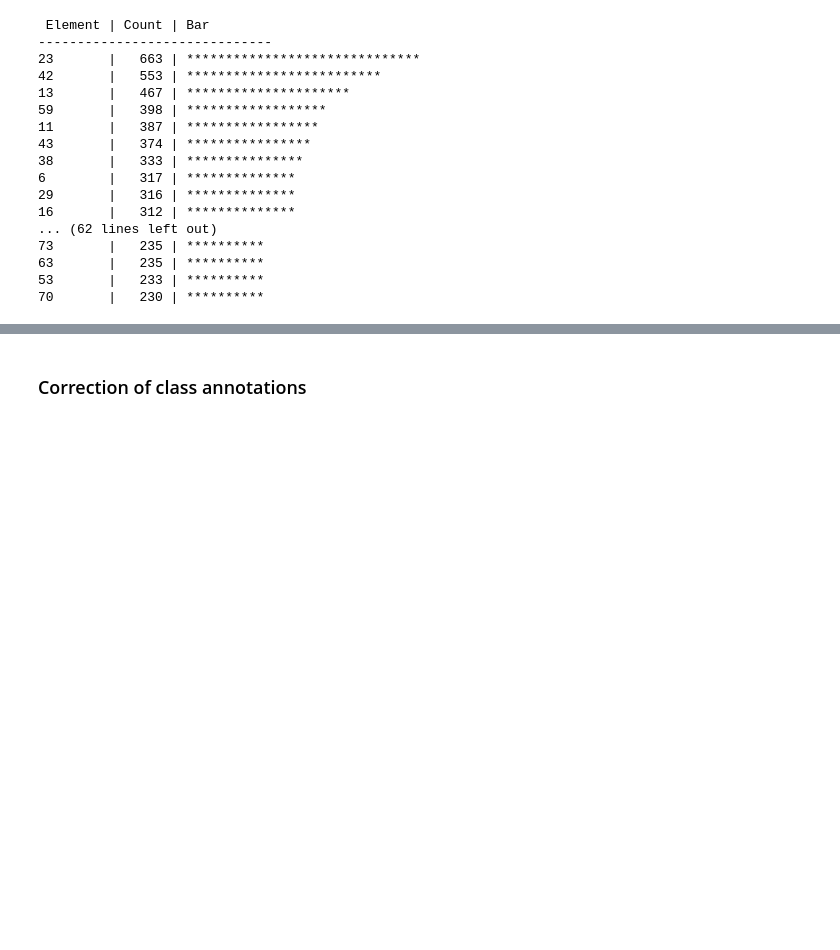
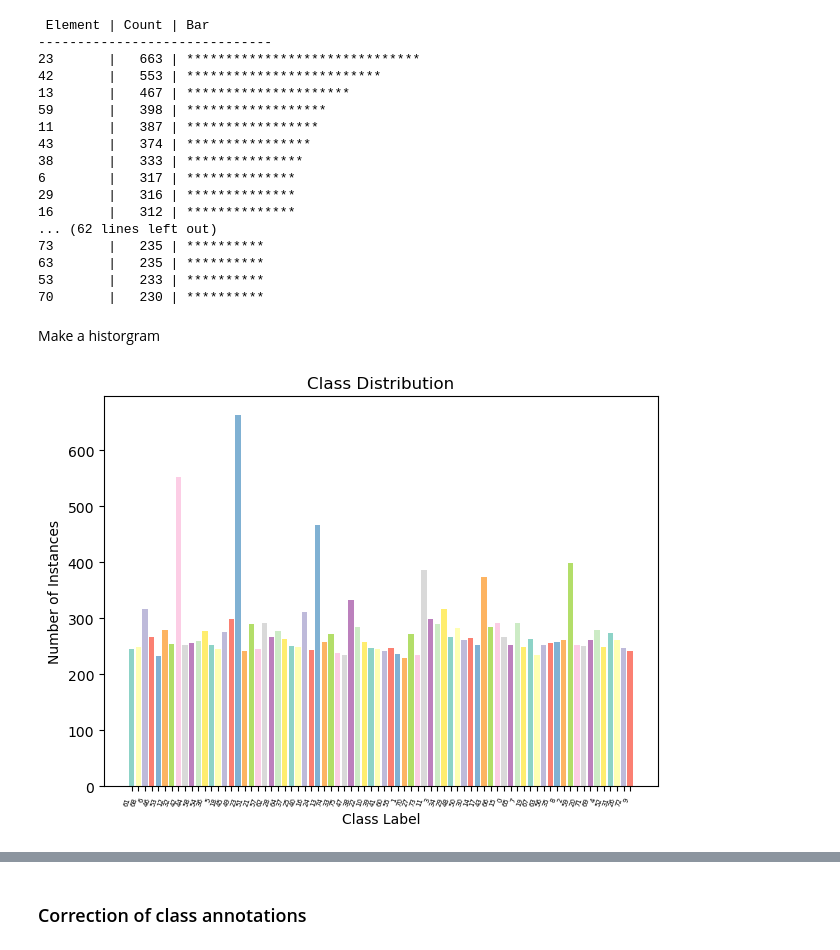
Before and after one commit to Houda222/Algorithmic-Synthetic-Data-for-Object-Detection, a Jupyter notebook: Data_preprocessing.ipynb, the cells around one changed output, grey strips where cells are left out. Cells and saved outputs as stored; diff of their text form; code cells hidden in the pictures; blank space fills up the shorter version.

Commit message:
added historgram

```diff
--- a/Data_preprocessing.ipynb
+++ b/Data_preprocessing.ipynb
@@ -71,3 +75,25 @@ for element, count in sorted_occurrences:
 63       |   235 | **********
 53       |   233 | **********
 70       |   230 | **********
+# %% [markdown]
+Make a historgram
+# %%
+class_labels = list(occurrences.keys())
+class_counts = list(occurrences.values())
+
+# Create a colormap object
+palette = sns.color_palette("Set3", n_colors=len(class_labels))
+
+# Normalize class indices for color assignment (0 to 1 range)
+norm = plt.Normalize(min(range(len(class_labels))), max(range(len(class_labels))))
+
+# Create the bar plot with colors
+plt.bar(class_labels, class_counts, color=palette)
+plt.xlabel("Class Label")
+plt.ylabel("Number of Instances")
+plt.title("Class Distribution")
+plt.xticks(rotation=70, ha='right', fontsize='5')  # Rotate x-axis labels for better readability
+plt.tight_layout()
+plt.show()
+# %% [output]
+[figure, added]
```
Also changed, not shown: parts of 3 cells of this notebook.
